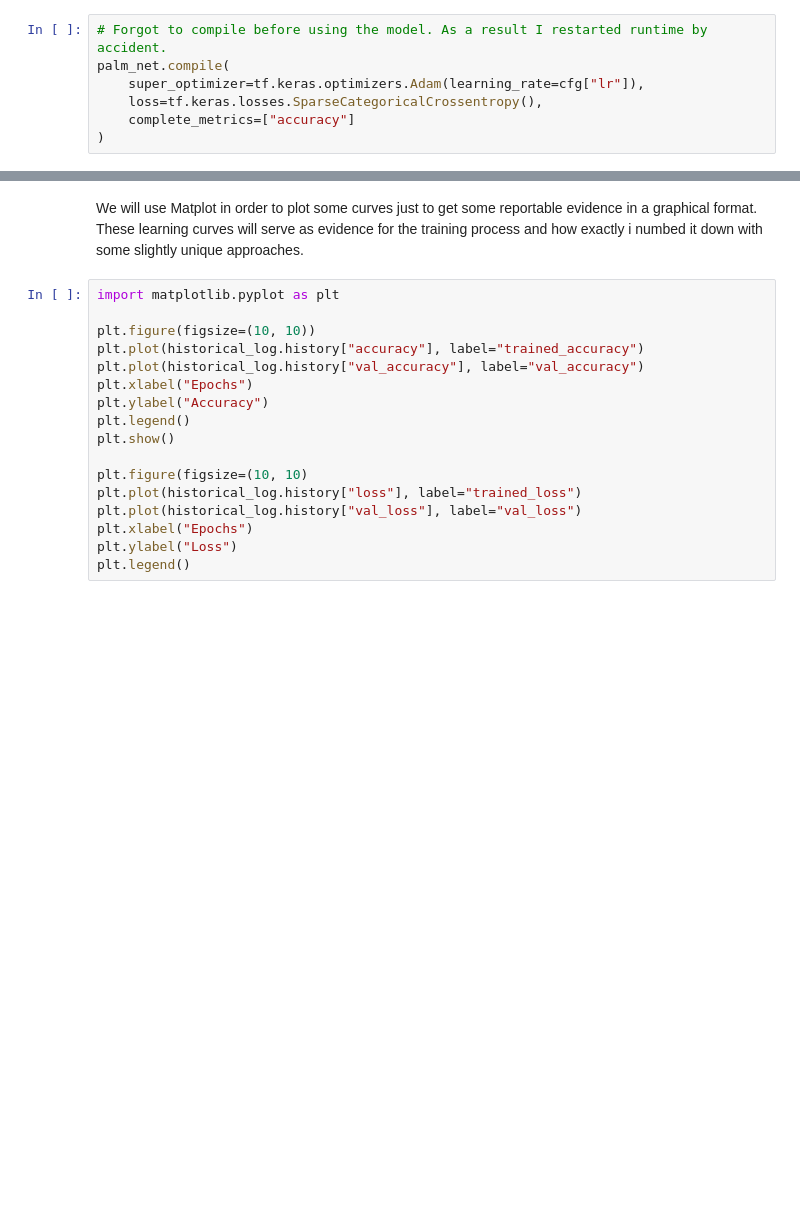
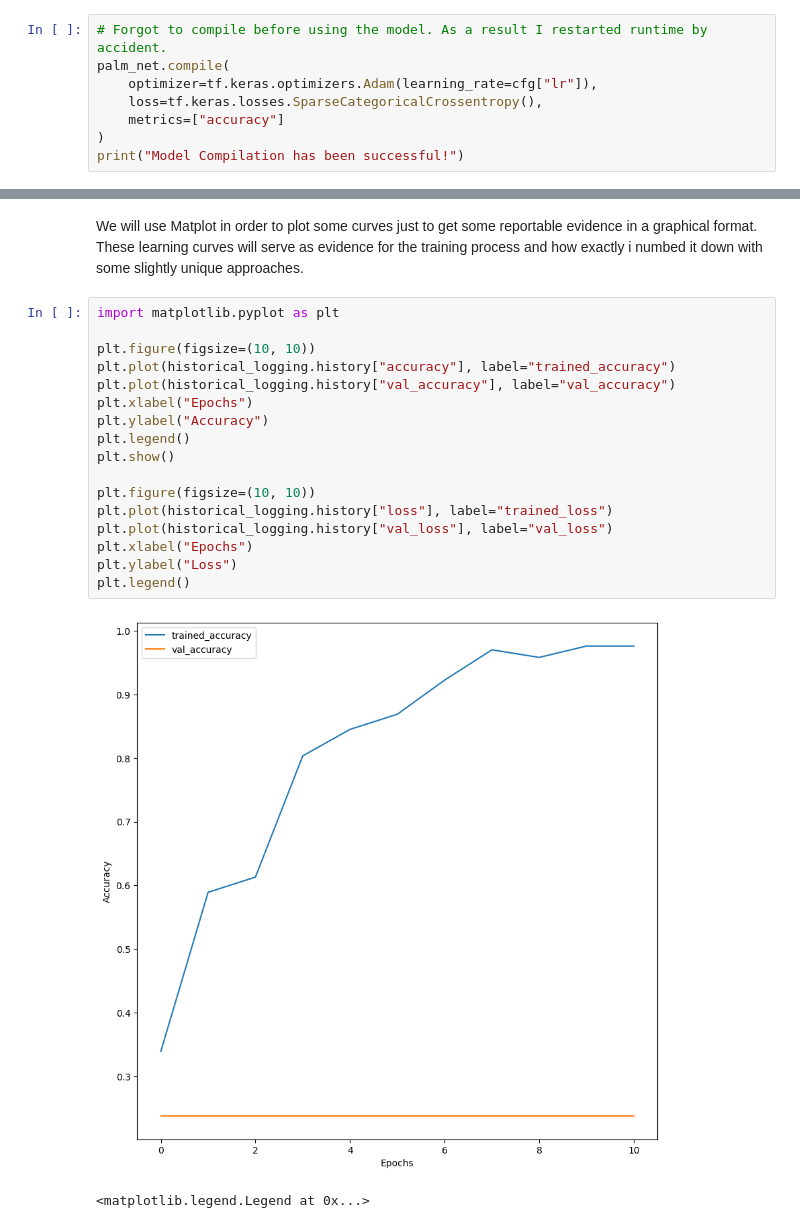
Before and after one commit to LzJusCodes/LzJusCodes.github.io, a Jupyter notebook: Palm_Recognition_CSY2082.ipynb, the cells around one changed output, grey strips where cells are left out. Drawn from its saved outputs; the diff is of its cells as text; blank space fills up the shorter version.

```diff
--- a/Palm_Recognition_CSY2082.ipynb
+++ b/Palm_Recognition_CSY2082.ipynb
@@ -207,7 +207,8 @@ cb_later = tf.keras.callbacks.ReduceLROnPlateau(
 # %%
 # Forgot to compile before using the model. As a result I restarted runtime by accident.
 palm_net.compile(
-    super_optimizer=tf.keras.optimizers.Adam(learning_rate=cfg["lr"]),
+    optimizer=tf.keras.optimizers.Adam(learning_rate=cfg["lr"]),
     loss=tf.keras.losses.SparseCategoricalCrossentropy(),
-    complete_metrics=["accuracy"]
+    metrics=["accuracy"]
 )
+print("Model Compilation has been successful!")
@@ -227,17 +246,20 @@ We will use Matplot in order to plot some curves just to get some reportable evi
 # %%
 import matplotlib.pyplot as plt
 
 plt.figure(figsize=(10, 10))
-plt.plot(historical_log.history["accuracy"], label="trained_accuracy")
-plt.plot(historical_log.history["val_accuracy"], label="val_accuracy")
+plt.plot(historical_logging.history["accuracy"], label="trained_accuracy")
+plt.plot(historical_logging.history["val_accuracy"], label="val_accuracy")
 plt.xlabel("Epochs")
 plt.ylabel("Accuracy")
 plt.legend()
 plt.show()
 
-plt.figure(figsize=(10, 10)
-plt.plot(historical_log.history["loss"], label="trained_loss")
-plt.plot(historical_log.history["val_loss"], label="val_loss")
+plt.figure(figsize=(10, 10))
+plt.plot(historical_logging.history["loss"], label="trained_loss")
+plt.plot(historical_logging.history["val_loss"], label="val_loss")
 plt.xlabel("Epochs")
 plt.ylabel("Loss")
 plt.legend()
+# %% [output]
+[figure, added]
+<matplotlib.legend.Legend at 0x...>
```
Also changed, not shown: parts of 7 cells of this notebook.
